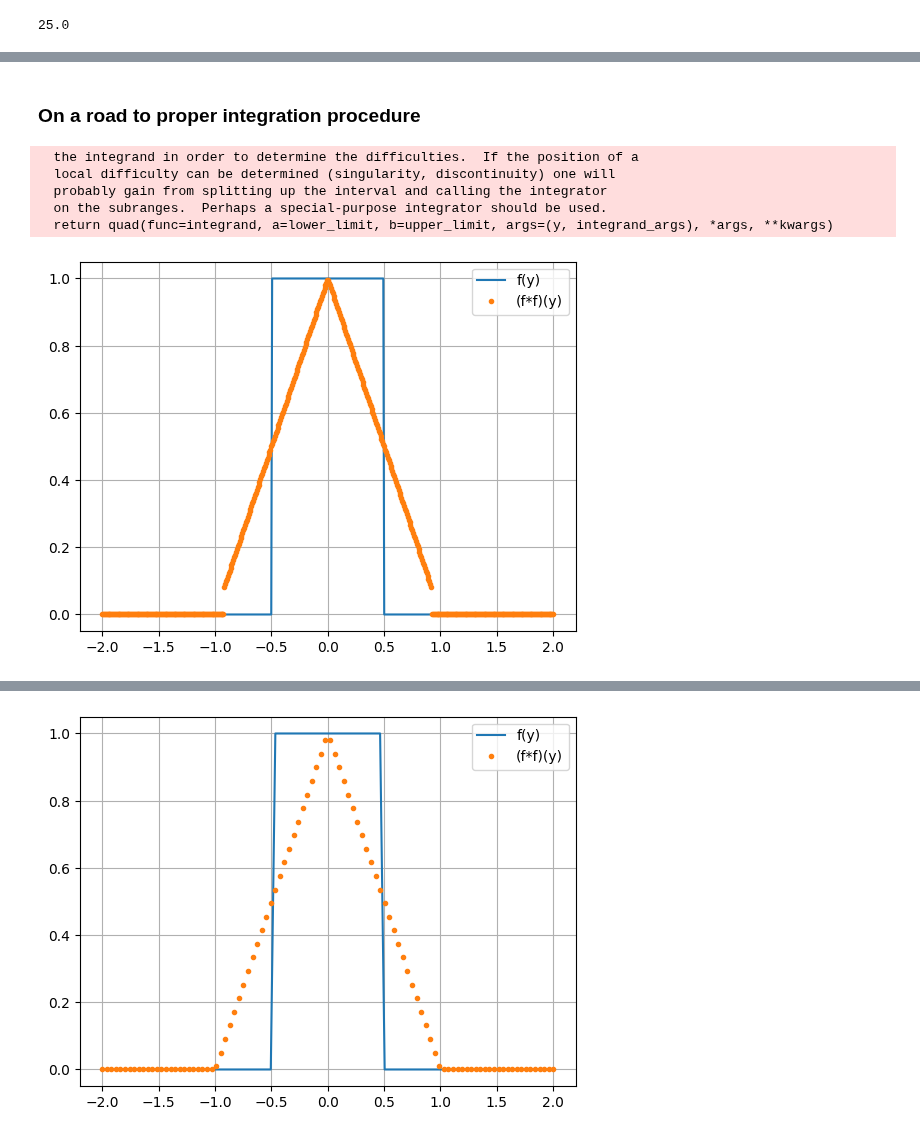
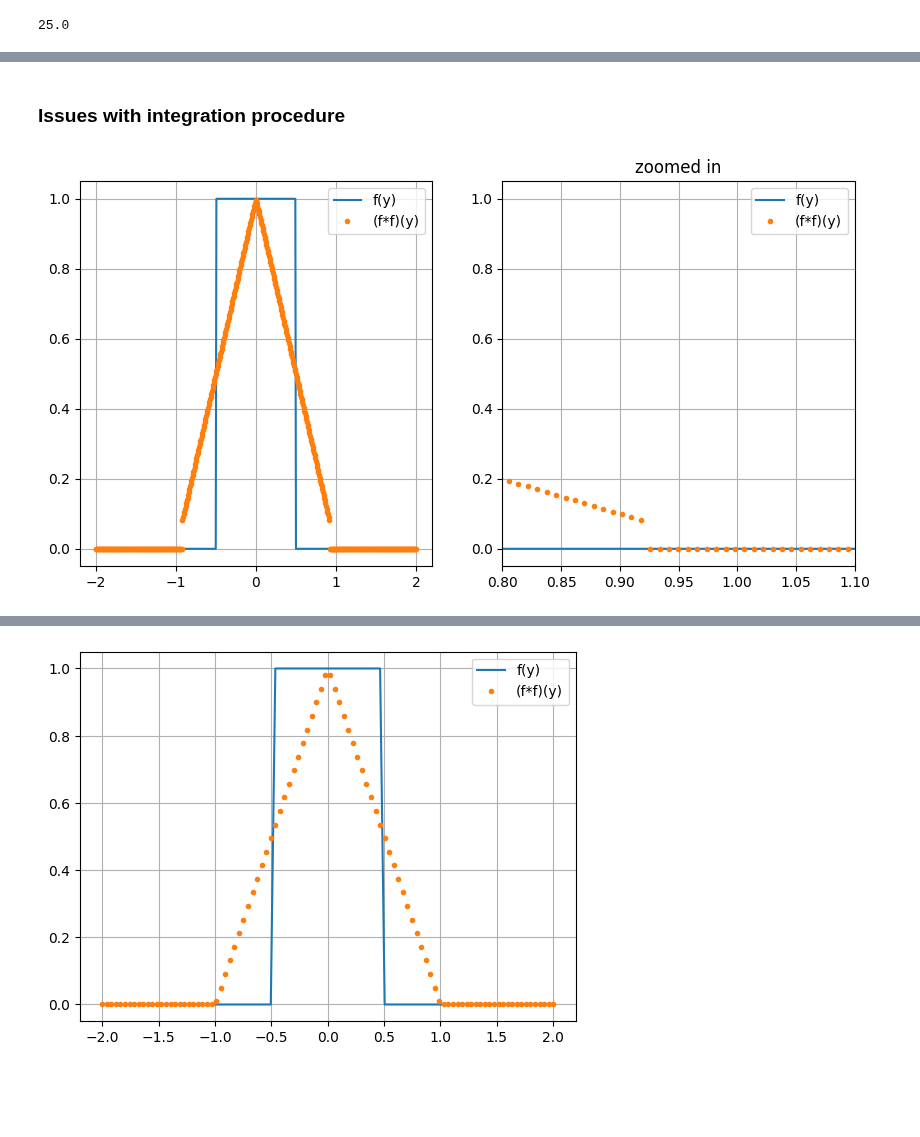
Before and after one commit to grzanka/microdosimetric_spectra_folding, a Jupyter notebook: notebooks/0.2-convolutions-numerical.ipynb, the cells around one changed output, grey strips where cells are left out. Saved outputs shown, nothing was run; the diff lists cells and outputs as text; code cells hidden in the pictures; blank space fills up the shorter version.

```diff
--- a/notebooks/0.2-validation-convolutions.ipynb
+++ b/notebooks/0.2-convolutions-numerical.ipynb
@@ -54,11 +70,3 @@ ax.legend();
 convolution_integrand(step_function)(t=0, y=0, kwargs={'norm': 5, 'lower': -0.5, 'upper': 0.5})
 # %% [output]
 25.0
-# %%
-y = 0.93
-t_values = np.linspace(start=-3, stop=5, num=800)
-integrand_values_for_given_y = np.array([convolution_integrand(step_function)(t=t, y=y, kwargs={'norm': 1, 'lower': -0.5, 'upper': 0.5}) for t in t_values])
-fig, ax = plt.subplots()
-ax.plot(t_values, integrand_values_for_given_y, label=f"y={y}")
-ax.grid();
-ax.legend();
@@ -70,2 +73,2 @@ From https://en.wikipedia.org/wiki/Convolution
 # %% [markdown]
-### On a road to proper integration procedure
+### Issues with integration procedure
@@ -72,22 +79,17 @@ From https://en.wikipedia.org/wiki/Convolution
 # %%
 # plotting limits
 y_values = np.linspace(start=-2, stop=2, num=500)
-# default integration settings, we are not convering
-step_function_args = (1,-0.5,0.5,0)
-convolution_integration_limits = (-np.inf, np.inf)
-integral_kwargs = {}
-convolution_values = np.array([convolution(step_function,lower_limit=convolution_integration_limits[0], upper_limit=convolution_integration_limits[1], kwargs=integral_kwargs)(y=y, integrand_args=step_function_args)[0] for y in y_values])
+# lets try default integration settings, meaning indefinite integral (from -inf to inf)
+convolution_values = np.array([convolution(step_function)(y=y, integrand_args=step_function_args)[0] for y in y_values])
 
 #plotting
-fig, ax = plt.subplots()
-ax.plot(y_values, step_functions(y_values, *step_function_args), label="f(y)")
-ax.plot(y_values, convolution_values, '.', label="(f*f)(y)")
-ax.grid();
-ax.legend();
+fig, ax = plt.subplots(nrows=1, ncols=2, figsize=(10,5))
+for a in ax:
+    a.plot(y_values, step_functions(y_values, *step_function_args), label="f(y)")
+    a.plot(y_values, convolution_values, '.', label="(f*f)(y)")
+    a.grid()
+    a.legend();
+ax[1].set_xlim([0.8,1.1]);
+ax[1].set_title("zoomed in");
 # %% [output]
-  the integrand in order to determine the difficulties.  If the position of a
-  local difficulty can be determined (singularity, discontinuity) one will
-  probably gain from splitting up the interval and calling the integrator
-  on the subranges.  Perhaps a special-purpose integrator should be used.
-  return quad(func=integrand, a=lower_limit, b=upper_limit, args=(y, integrand_args), *args, **kwargs)
-[figure, old version]
+[figure, new version]
```
Also changed, not shown: parts of 18 cells of this notebook.
